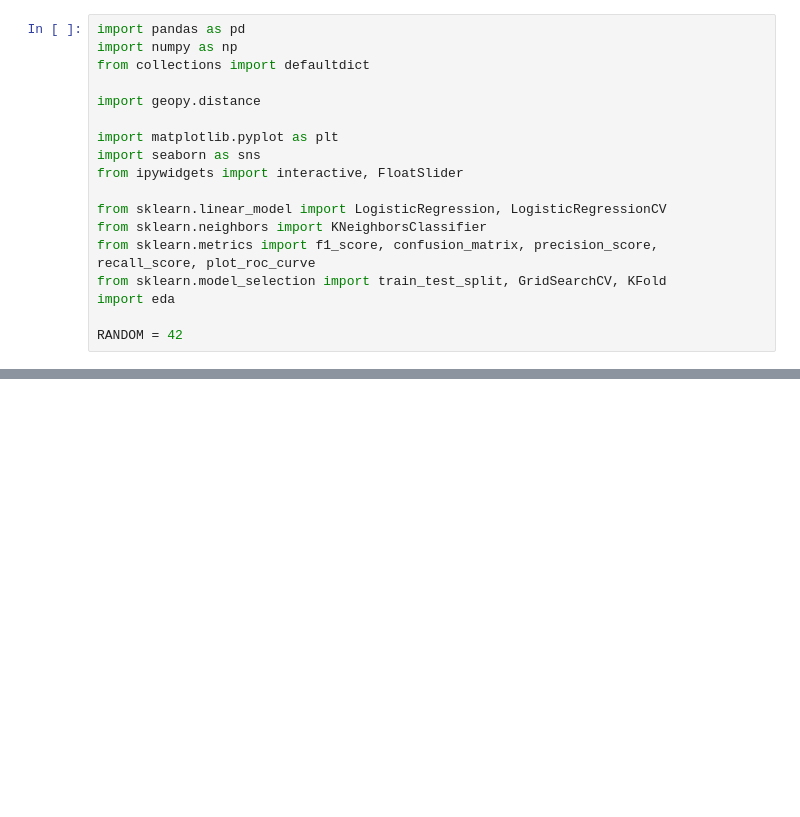
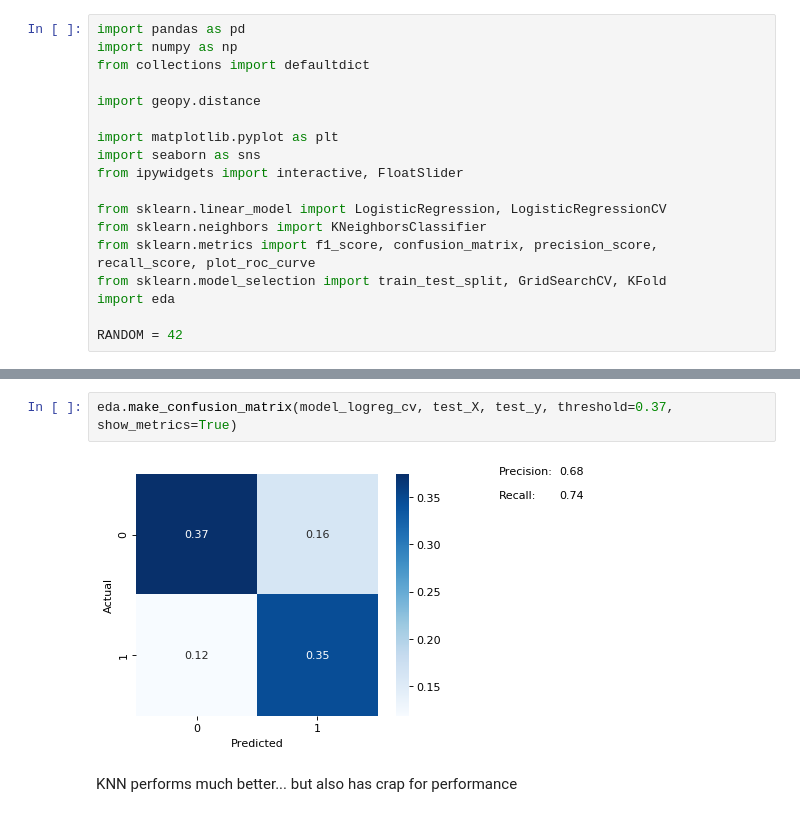
Before and after one commit to KunojiLym/metis_project_3, a Jupyter notebook: eda-fishing-all.ipynb, the cells around one changed output, grey strips where cells are left out. Cells and saved outputs as stored; diff of their text form; blank space fills up the shorter version.

```diff
--- a/eda-fishing-all.ipynb
+++ b/eda-fishing-all.ipynb
@@ -34,0 +199,6 @@ fishing_raw_df = pd.append(fishing_raw_dfs)
+# %%
+eda.make_confusion_matrix(model_logreg_cv, test_X, test_y, threshold=0.37, show_metrics=True)
+# %% [output]
+[figure, added]
+# %% [markdown]
+KNN performs much better... but also has crap for performance
```
Also changed, not shown: parts of 20 cells of this notebook, 1 other file.
